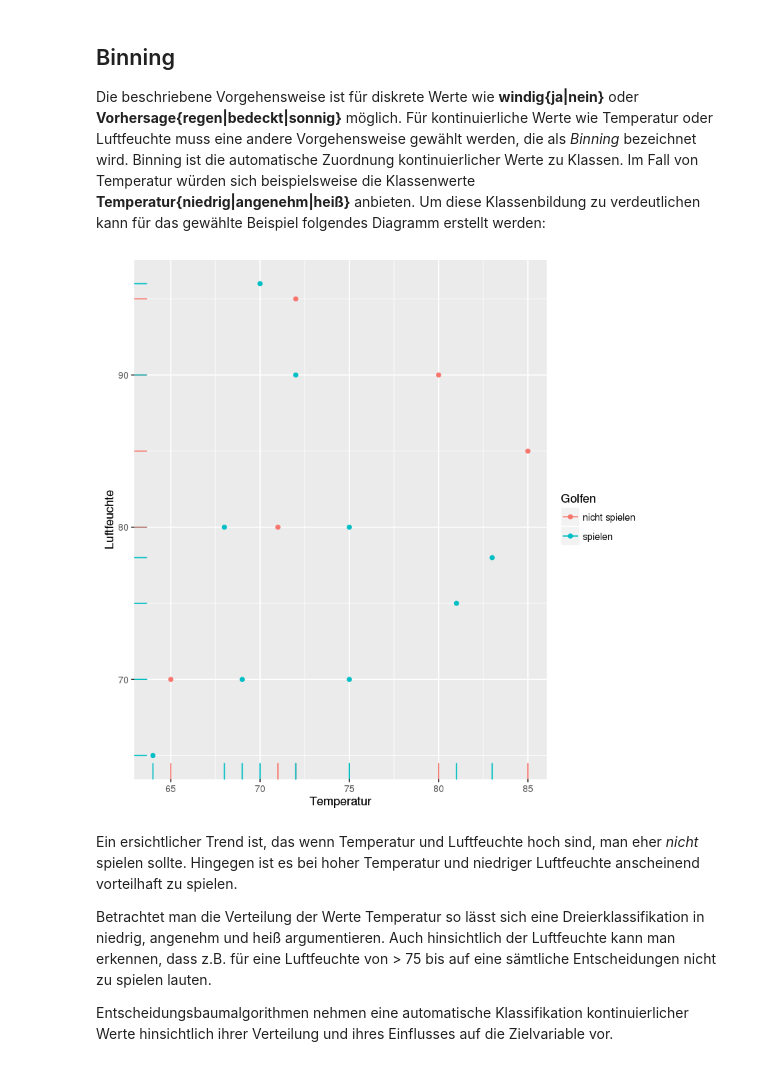
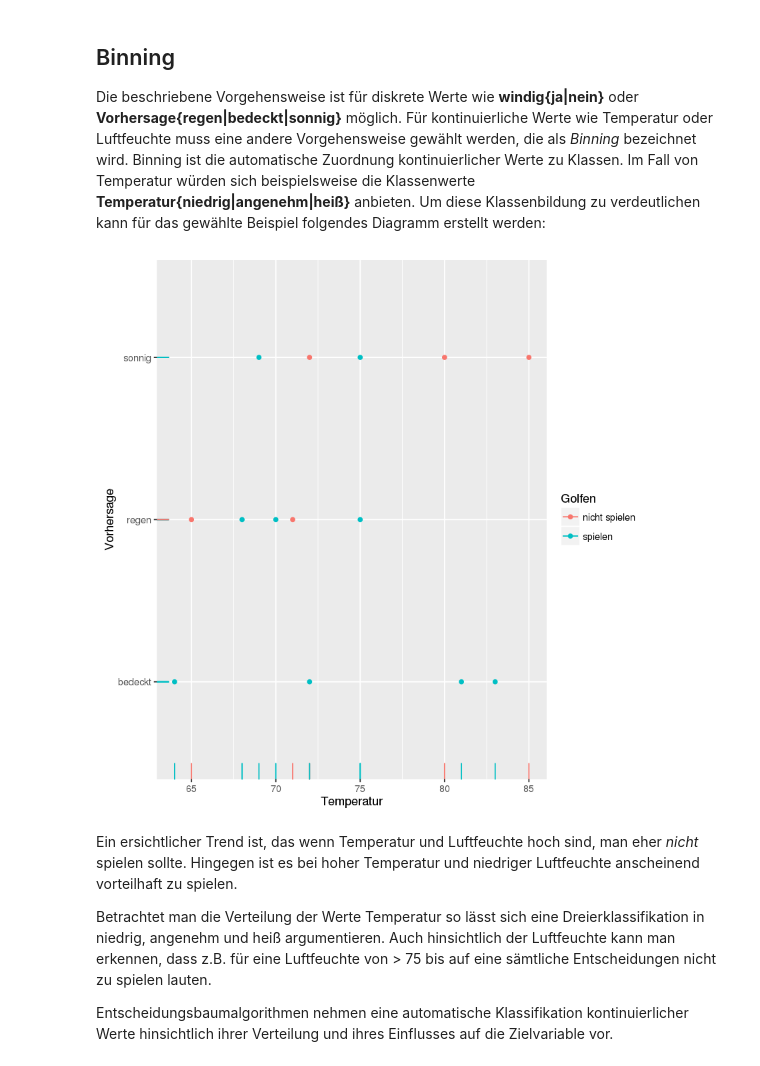
Before and after one commit to erccanuca/jupyter_golf, a Jupyter notebook: Golf.ipynb, the cells around one changed output. Saved outputs shown, nothing was run; the diff lists cells and outputs as text; code cells hidden in the pictures.

```diff
--- a/Golf.ipynb
+++ b/Golf.ipynb
@@ -177,10 +175,9 @@ Ein Split des Entscheidungsbaumes bezüglich der _Vorhersage_ wäre also zu bevo
 ## Binning
 Die beschriebene Vorgehensweise ist für diskrete Werte wie **windig{ja|nein}** oder **Vorhersage{regen|bedeckt|sonnig}** möglich. Für kontinuierliche Werte wie Temperatur oder Luftfeuchte muss eine andere Vorgehensweise gewählt werden, die als _Binning_ bezeichnet wird. Binning ist die automatische Zuordnung kontinuierlicher Werte zu Klassen. Im Fall von Temperatur würden sich beispielsweise die Klassenwerte **Temperatur{niedrig|angenehm|heiß}** anbieten. Um diese Klassenbildung zu verdeutlichen kann für das gewählte Beispiel folgendes Diagramm erstellt werden:
 # %%
-library("ggplot2")
-ggplot(data = golf.data, aes(x = Temperatur, y = Luftfeuchte, color=Golfen)) + geom_point() + geom_rug()
+ggplot(data = golf.data, aes(x = Temperatur, y = Vorhersage, color=Golfen)) + geom_point() + geom_rug()
 # %% [output]
-[figure, old version]
+[figure, new version]
 # %% [markdown]
 Ein ersichtlicher Trend ist, das wenn Temperatur und Luftfeuchte hoch sind, man eher _nicht_ spielen sollte. Hingegen ist es bei hoher Temperatur und niedriger Luftfeuchte anscheinend vorteilhaft zu spielen.
 
```
Also changed, not shown: parts of 5 cells of this notebook.
